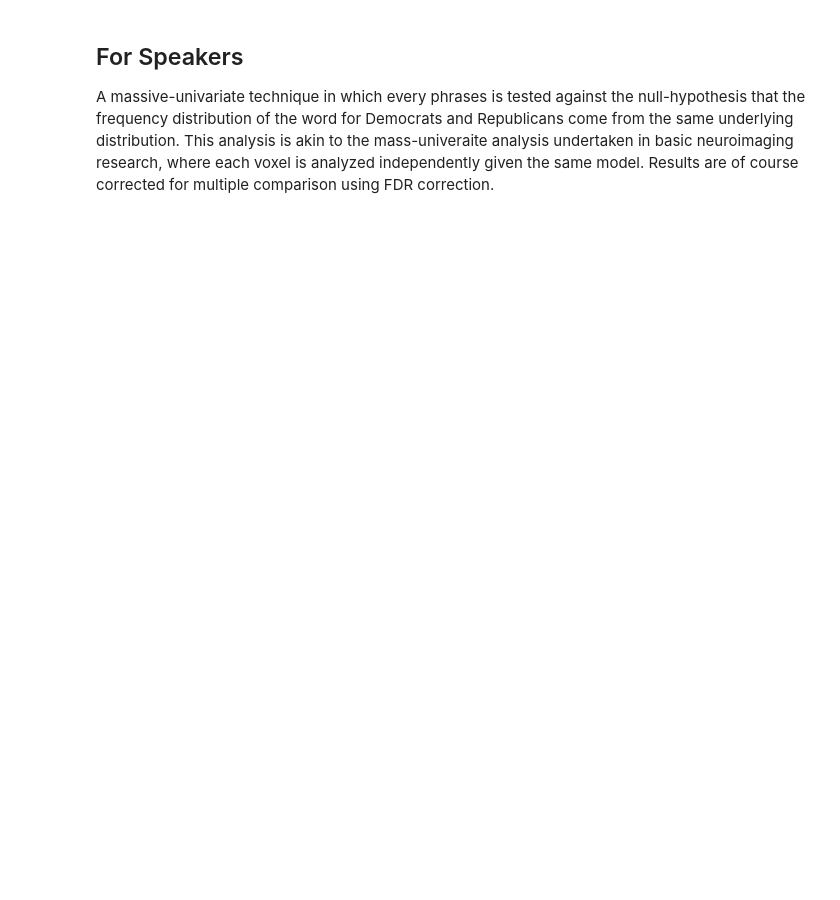
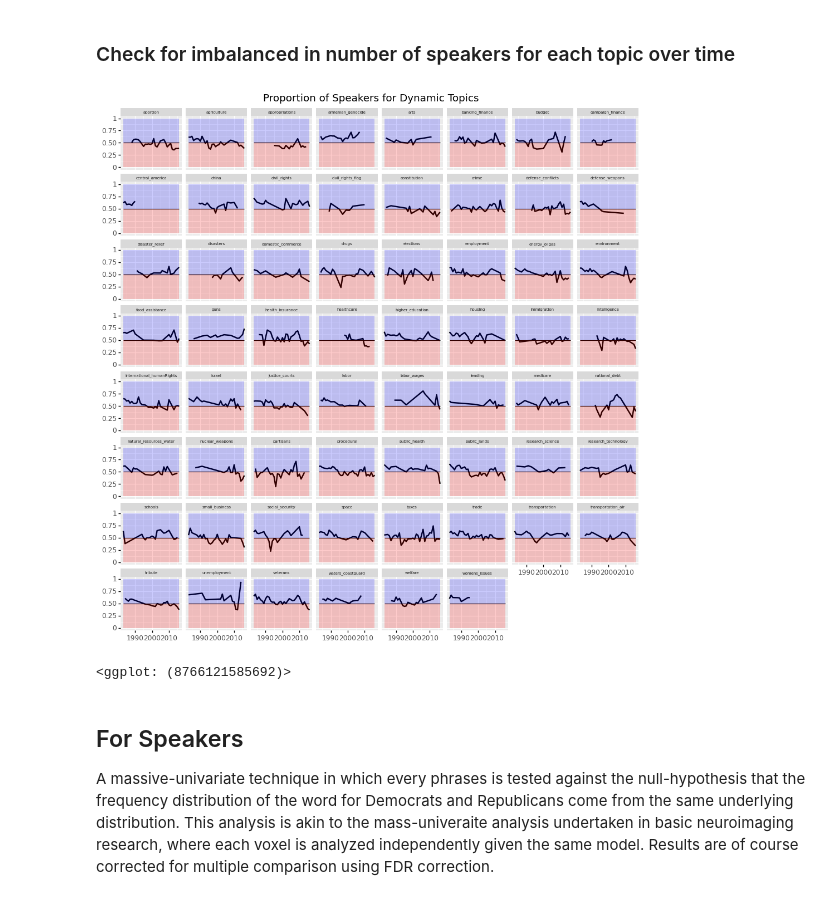
Before and after one commit to JM-Pearl/Dissertation, a Jupyter notebook: Frame Polarization.ipynb, the cells around one changed output. Cells and saved outputs as stored; diff of their text form; code cells hidden in the pictures; blank space fills up the shorter version.

```diff
--- a/Frame Polarization.ipynb
+++ b/Frame Polarization.ipynb
@@ -32,6 +32,39 @@ import logging
 logging.basicConfig(filename='Results/Frame_log.log', level=logging.DEBUG)
 # %%
 all_df = pd.read_csv('Results/All_speeches_labelled.csv')
+# %% [markdown]
+### Check for imbalanced in number of speakers for each topic over time
+# %%
+count_df = (all_df.
+            groupby(['dynamic_label','year_y','speaker'],as_index=False)
+            .party_y.first()
+            .groupby(['dynamic_label','year_y','party_y'],as_index=False)
+            .count()
+           )
+
+count_df['year_total'] = count_df.groupby(['dynamic_label','year_y']).speaker.transform('sum')
+
+count_df =( count_df
+            .loc[count_df.party_y == 'D']
+            .pipe(lambda x: x.assign(proportion = x.speaker/x.year_total))
+          )
+
+(
+    ggplot(count_df,aes(x = 'year_y',y='proportion')) +
+    geoms.geom_line(size=1) +
+    annotate('segment',x=count_df.year_y.min(),xend=count_df.year_y.max(),y=.50,yend=.50) +
+    annotate("rect", xmin=count_df.year_y.min(),xmax=count_df.year_y.max(),ymin=.5,ymax=1,alpha=0.2,fill='blue') +
+    annotate("rect", xmin=count_df.year_y.min(),xmax=count_df.year_y.max(),ymin=.5,ymax=0,alpha=0.2,fill='red') +
+    ylim(0,1) +
+    theme(axis_title=element_blank(),
+          figure_size=(12,12),
+          strip_text=element_text(size=5)) +
+    facet_wrap('~dynamic_label') +
+    ggtitle("Proportion of Speakers for Dynamic Topics")
+)
+# %% [output]
+[figure, added]
+<ggplot: (8766121585692)>
 # %% [markdown]
 
 ## For Speakers
```
Also changed, not shown: parts of 2 cells of this notebook.
